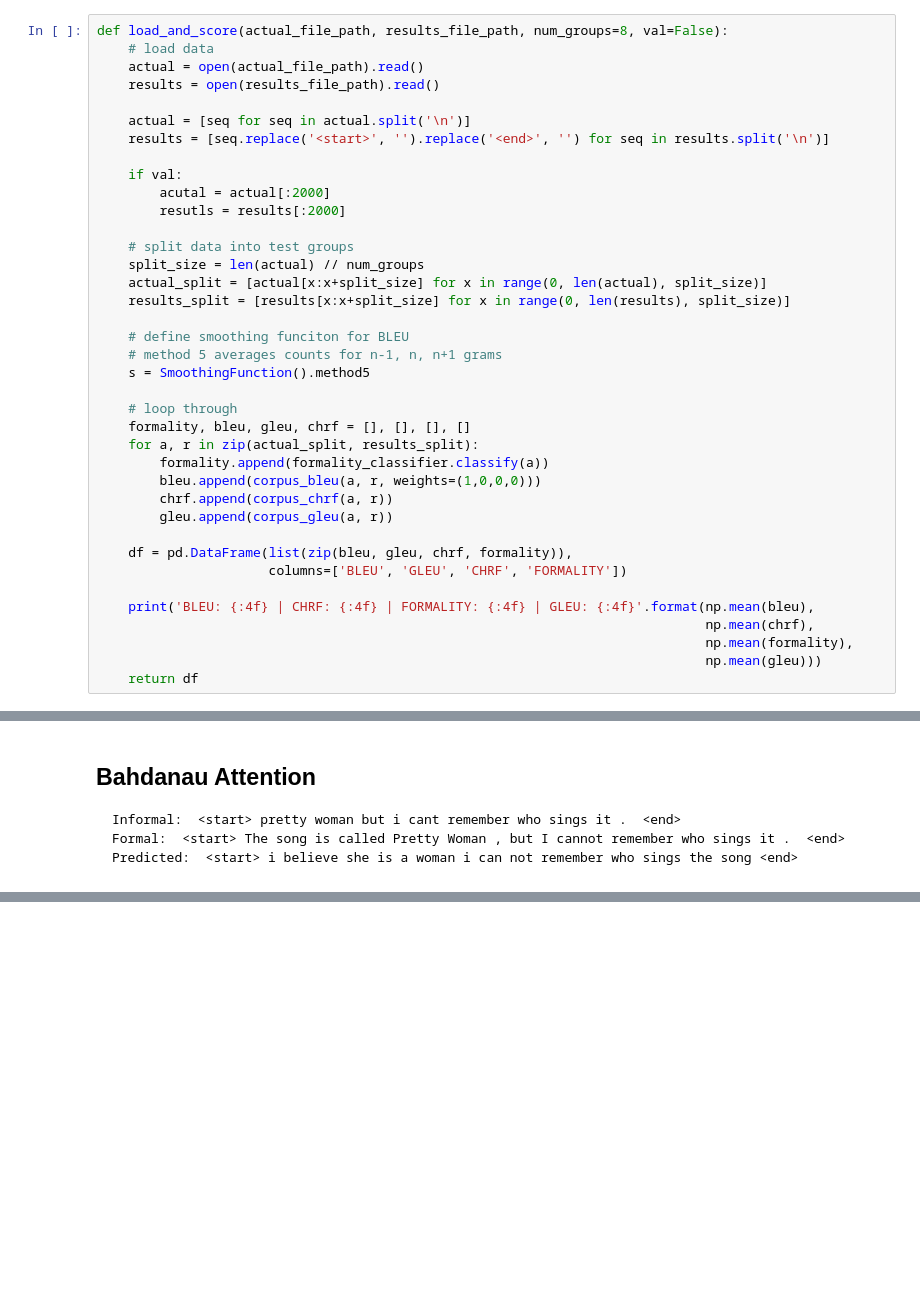
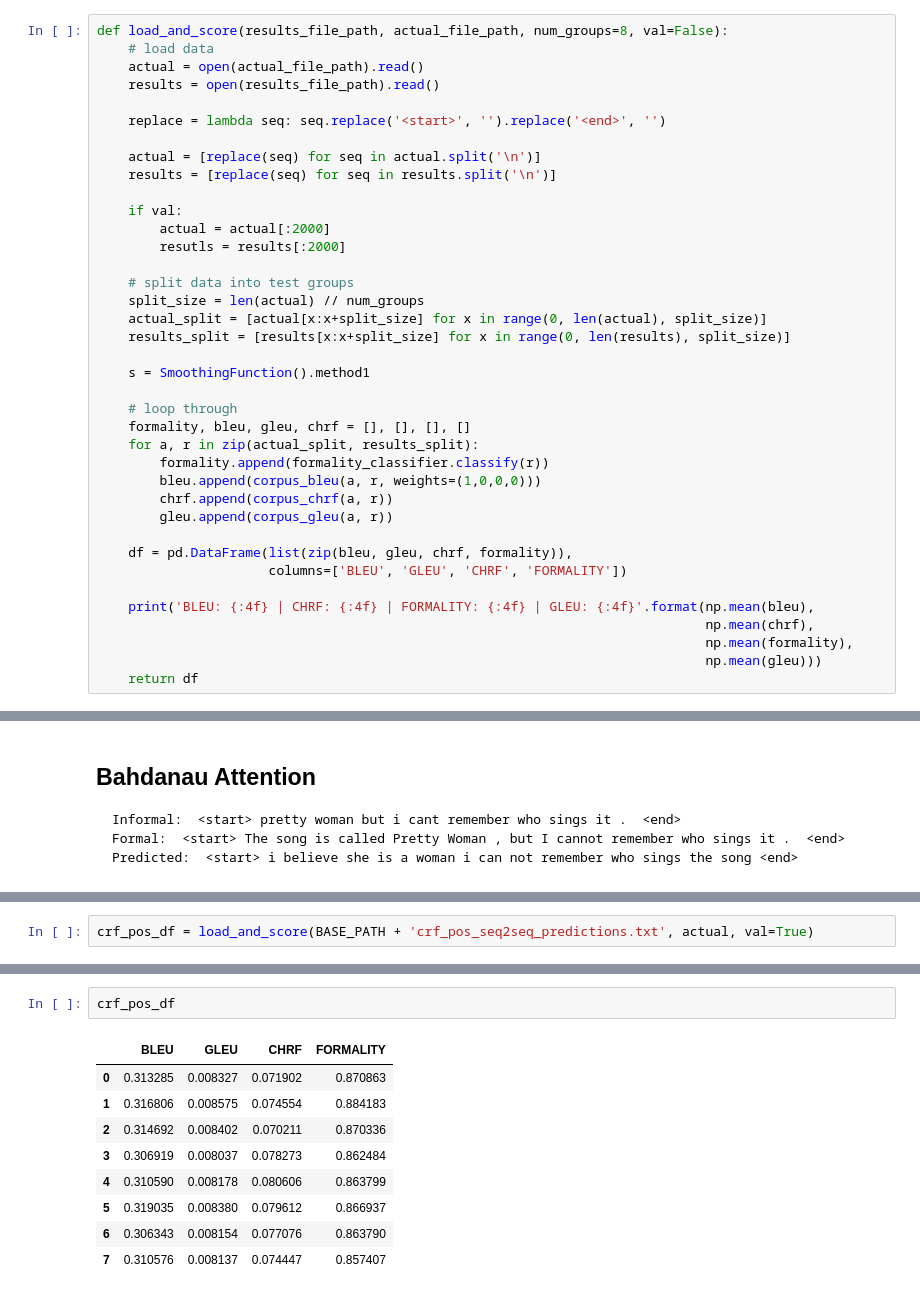
Before and after one commit to sms1097/formality-transfer, a Jupyter notebook: Results Analysis.ipynb, the cells around one changed output, grey strips where cells are left out. Drawn from its saved outputs; the diff is of its cells as text; blank space fills up the shorter version.

Commit message:
File structure and results

```diff
--- a/Results Analysis.ipynb
+++ b/Results Analysis.ipynb
@@ -19,16 +21,18 @@ import numpy as np
 # %%
 formality_classifier = FormalityClassifier()
 # %%
-def load_and_score(actual_file_path, results_file_path, num_groups=8, val=False):
+def load_and_score(results_file_path, actual_file_path, num_groups=8, val=False):
     # load data
     actual = open(actual_file_path).read()
     results = open(results_file_path).read()
 
-    actual = [seq for seq in actual.split('\n')]
-    results = [seq.replace('<start>', '').replace('<end>', '') for seq in results.split('\n')]
+    replace = lambda seq: seq.replace('<start>', '').replace('<end>', '')
+
+    actual = [replace(seq) for seq in actual.split('\n')]
+    results = [replace(seq) for seq in results.split('\n')]
 
     if val:
-        acutal = actual[:2000]
+        actual = actual[:2000]
         resutls = results[:2000]
 
     # split data into test groups
@@ -36,14 +40,12 @@ def load_and_score(actual_file_path, results_file_path, num_groups=8, val=False)
     actual_split = [actual[x:x+split_size] for x in range(0, len(actual), split_size)]
     results_split = [results[x:x+split_size] for x in range(0, len(results), split_size)]
 
-    # define smoothing funciton for BLEU
-    # method 5 averages counts for n-1, n, n+1 grams
-    s = SmoothingFunction().method5
+    s = SmoothingFunction().method1
 
     # loop through
     formality, bleu, gleu, chrf = [], [], [], []
     for a, r in zip(actual_split, results_split):
-        formality.append(formality_classifier.classify(a))
+        formality.append(formality_classifier.classify(r))
         bleu.append(corpus_bleu(a, r, weights=(1,0,0,0)))
         chrf.append(corpus_chrf(a, r))
         gleu.append(corpus_gleu(a, r))
@@ -116,0 +125,2 @@ BLEU: 0.279566 | CHRF: 0.385392 | FORMALITY: 0.644124 | GLEU: 0.004531
+# %%
+crf_pos_df = load_and_score(BASE_PATH + 'crf_pos_seq2seq_predictions.txt', actual, val=True)
@@ -116,0 +144,12 @@ BLEU: 0.279566 | CHRF: 0.385392 | FORMALITY: 0.644124 | GLEU: 0.004531
+# %%
+crf_pos_df
+# %% [output]
+|  | BLEU | GLEU | CHRF | FORMALITY |
+| 0 | 0.313285 | 0.008327 | 0.071902 | 0.870863 |
+| 1 | 0.316806 | 0.008575 | 0.074554 | 0.884183 |
+| 2 | 0.314692 | 0.008402 | 0.070211 | 0.870336 |
+| 3 | 0.306919 | 0.008037 | 0.078273 | 0.862484 |
+| 4 | 0.310590 | 0.008178 | 0.080606 | 0.863799 |
+| 5 | 0.319035 | 0.008380 | 0.079612 | 0.866937 |
+| 6 | 0.306343 | 0.008154 | 0.077076 | 0.863790 |
+| 7 | 0.310576 | 0.008137 | 0.074447 | 0.857407 |
```
Also changed, not shown: parts of 11 cells of this notebook, 1 other file.
